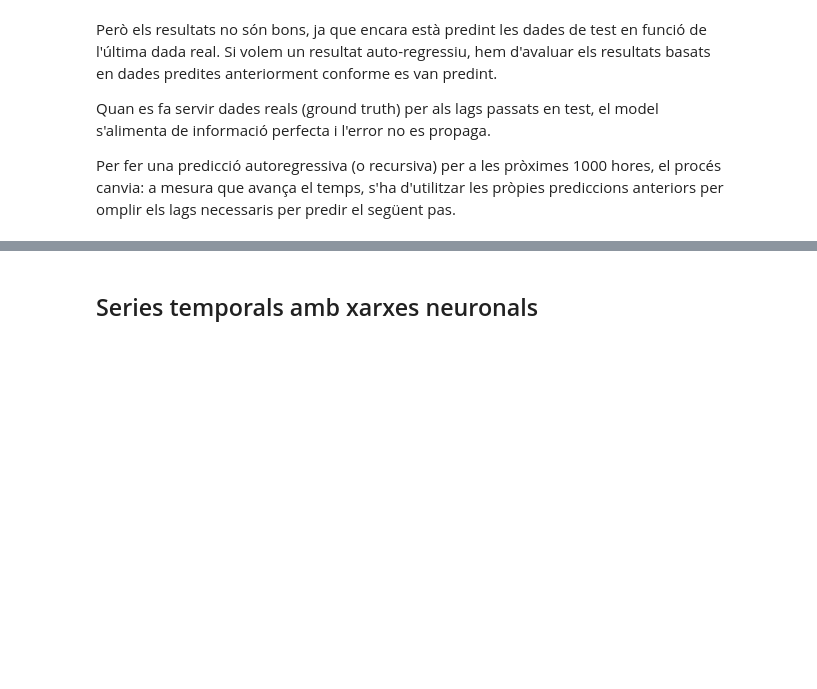
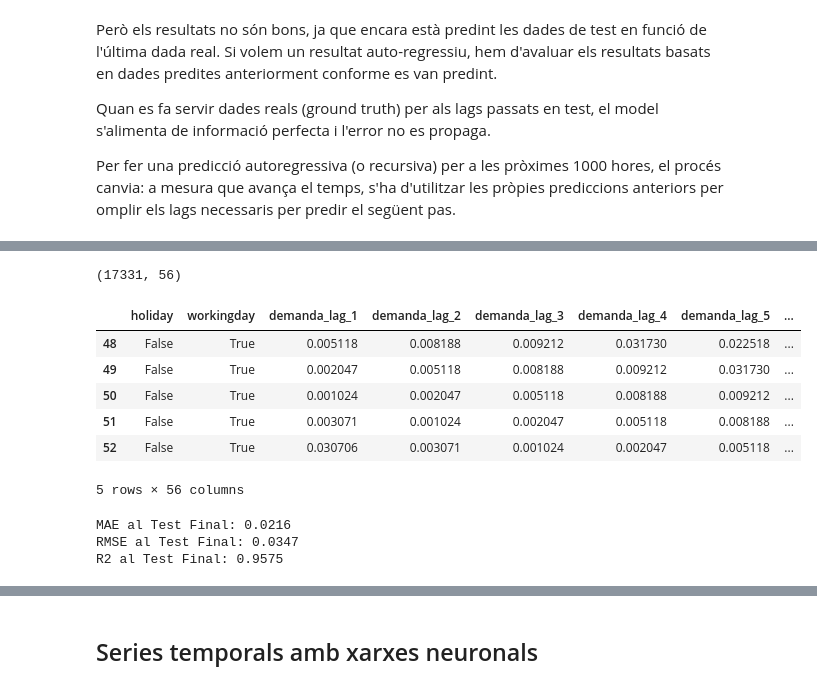
Before and after one commit to Triis98/DissenyIAvaluacioDeModels, a Jupyter notebook: apunts/documents/series_temporals/series_temporals.ipynb, the cells around one changed output, grey strips where cells are left out. Drawn from its saved outputs; the diff is of its cells as text; code cells hidden in the pictures; blank space fills up the shorter version.

Commit message:
acabat series amb xgboost

```diff
--- a/apunts/documents/series_temporals/series_temporals.ipynb
+++ b/apunts/documents/series_temporals/series_temporals.ipynb
@@ -855,0 +1057,78 @@ R2 al Test Final: 0.9519
+# %%
+import pandas as pd
+import numpy as np
+import matplotlib.pyplot as plt
+import seaborn as sns
+
+import datetime
+import matplotlib.ticker as ticker
+from sklearn.datasets import fetch_openml
+
+bike_sharing = fetch_openml("Bike_Sharing_Demand", version=2, as_frame=True)
+df = bike_sharing.frame
+
+y = df["count"] / df["count"].max()
+
+lags_dict = {}
+for h in list(range(1, 49, 1)):
+  lags_dict[f"demanda_lag_{h}"] = y.shift(h)
+X = pd.concat([df[["month", "hour", "weekday", "holiday", "workingday"]],pd.DataFrame(lags_dict, index=y.index)], axis=1)
+X_net = X.dropna() # Eliminem les files amb valors nuls (NaN) que s'han generat a causa dels lags. Això és necessari perquè els models de machine learning no poden manejar valors nuls en les dades d'entrada.
+y_net = y.loc[X_net.index]
+
+X_net['hora_sin'] = np.sin(X_net['hour'] * (2. * np.pi / 24))
+X_net['hora_cos'] = np.cos(X_net['hour'] * (2. * np.pi / 24))
+X_net['mes_sin'] = np.sin(X_net['month'] * (2. * np.pi / 12))
+X_net['mes_cos'] = np.cos(X_net['month'] * (2. * np.pi / 12))
+X_net['dia_setmana_sin'] = np.sin(X_net['weekday'] * (2. * np.pi / 7))
+X_net['dia_setmana_cos'] = np.cos(X_net['weekday'] * (2. * np.pi / 7))
+
+X_net = X_net.drop(columns=['hour', 'month', 'weekday'])
+
+print(X_net.shape)
+X_net.head()
+# %% [output]
+(17331, 56)
+|  | holiday | workingday | demanda_lag_1 | demanda_lag_2 | demanda_lag_3 | demanda_lag_4 | demanda_lag_5 | ... |
+| 48 | False | True | 0.005118 | 0.008188 | 0.009212 | 0.031730 | 0.022518 | ... |
+| 49 | False | True | 0.002047 | 0.005118 | 0.008188 | 0.009212 | 0.031730 | ... |
+| 50 | False | True | 0.001024 | 0.002047 | 0.005118 | 0.008188 | 0.009212 | ... |
+| 51 | False | True | 0.003071 | 0.001024 | 0.002047 | 0.005118 | 0.008188 | ... |
+| 52 | False | True | 0.030706 | 0.003071 | 0.001024 | 0.002047 | 0.005118 | ... |
+5 rows × 56 columns
+# %%
+from sklearn.model_selection import TimeSeriesSplit
+from sklearn.compose import ColumnTransformer
+from sklearn.ensemble import HistGradientBoostingRegressor
+from sklearn.model_selection import cross_validate
+from sklearn.pipeline import make_pipeline
+
+
+gbrt = HistGradientBoostingRegressor(random_state=42) # ja no cal categorical_features="from_dtype"
+
+ts_cv_final = TimeSeriesSplit(
+    n_splits=2, gap=48, max_train_size=10000, test_size=1000
+)
+
+# 2. Convertim el generador a llista i agafem l'últim split (-1)
+train_index, test_index = list(ts_cv_final.split(X_net))[-1]
+
+# 3. Separem les dades
+X_train, X_test = X_net.iloc[train_index], X_net.iloc[test_index]
+y_train, y_test = y_net.iloc[train_index], y_net.iloc[test_index]
+
+# 4. Entrenem i avaluem
+gbrt.fit(X_train, y_train)
+y_pred = gbrt.predict(X_test)
+
+mae = mean_absolute_error(y_test, y_pred)
+rmse = root_mean_squared_error(y_test, y_pred)
+r2 = r2_score(y_test, y_pred)
+
+print(f"MAE al Test Final: {mae:.4f}")
+print(f"RMSE al Test Final: {rmse:.4f}")
+print(f"R2 al Test Final: {r2:.4f}")
+# %% [output]
+MAE al Test Final: 0.0216
+RMSE al Test Final: 0.0347
+R2 al Test Final: 0.9575
```
Also changed, not shown: parts of 18 cells of this notebook.
